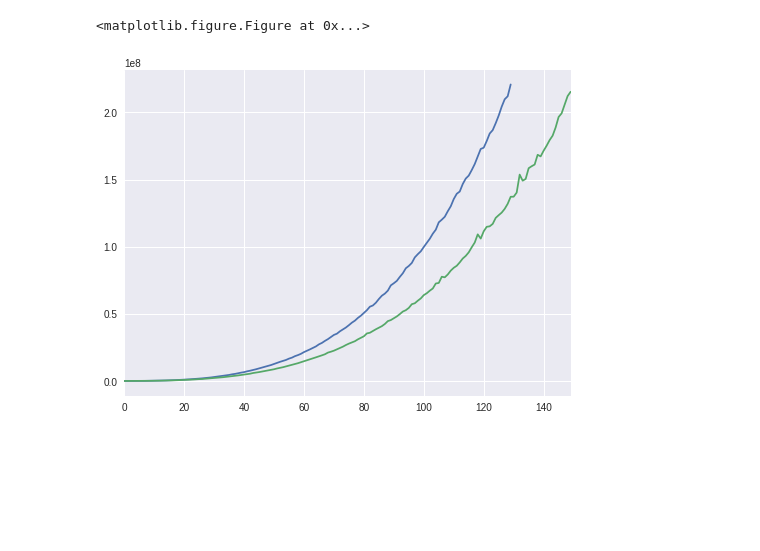
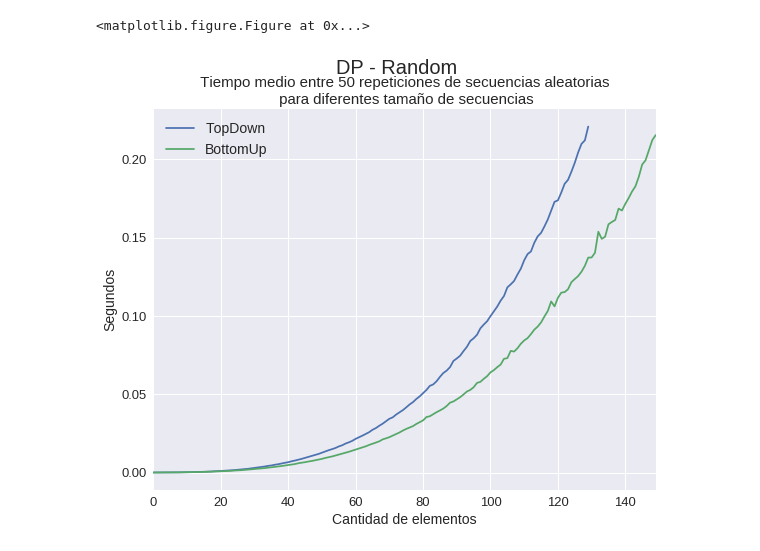
Before and after one commit to JonSeijo/algo3-tp1, a Jupyter notebook: experimentos/Graficador random.ipynb, the cells around one changed output. Saved outputs shown, nothing was run; the diff lists cells and outputs as text; code cells hidden in the pictures; blank space fills up the shorter version.

```diff
--- a/experimentos/Graficador random.ipynb
+++ b/experimentos/Graficador random.ipynb
@@ -73,6 +75,8 @@ plt.show()
 datos_topdown_random = pd.read_csv('../datos/topdown/random.csv')
 datos_topdown_random.drop(datos_topdown_random.columns[50], axis = 1,inplace=True) # Borro columna fea
 datos_topdown_random['mean'] = datos_topdown_random.mean(axis = 1)
+datos_topdown_random['meanSeconds'] = datos_topdown_random['mean'] / 1000000000
+
 datos_topdown_random
 # %% [output]
 |  | R0 | R1 | R2 | R3 | R4 | R5 | R6 | R7 | R8 | R9 | ... | ... |
@@ -97,6 +101,7 @@ datos_topdown_random
 datos_bottomup_random = pd.read_csv('../datos/bottomup/random.csv')
 datos_bottomup_random.drop(datos_bottomup_random.columns[50], axis = 1,inplace=True) # Borro columna fea
 datos_bottomup_random['mean'] = datos_bottomup_random.mean(axis = 1)
+datos_bottomup_random['meanSeconds'] = datos_bottomup_random['mean'] / 1000000000
 datos_bottomup_random
 # %% [output]
 |  | R0 | R1 | R2 | R3 | R4 | R5 | R6 | R7 | R8 | R9 | ... | ... |
@@ -120,18 +125,25 @@ datos_bottomup_random
 # %%
 %matplotlib inline
-tiempos_topdown_random = datos_topdown_random['mean']
-tiempos_bottomup_random = datos_bottomup_random['mean']
+tiempos_topdown_random = datos_topdown_random['meanSeconds']
+tiempos_bottomup_random = datos_bottomup_random['meanSeconds']
 
 # Repes = 50
 # TopDown: n = 130
 # BottomUp: n = 150
+plt.clf()
 
-plt.clf()
-plt.figure(figsize=(8,6))
-tiempos_topdown_random.plot()
-tiempos_bottomup_random.plot()
+fig = plt.figure(figsize=(9,7))
+
+ax_td = tiempos_topdown_random.plot(fontsize = 13)
+ax_bu = tiempos_bottomup_random.plot()
+
+fig.suptitle('DP - Random', fontsize=20) # Add the text/suptitle to figure
+ax_td.set_title('\n Tiempo medio entre 50 repeticiones de secuencias aleatorias \n para diferentes tamaño de secuencias', fontsize = 15)
+ax_td.legend(['TopDown', 'BottomUp'], fontsize = 14)
+ax_td.set_xlabel("Cantidad de elementos", size = 14)
+ax_td.set_ylabel("Segundos", size = 14)
 
 plt.show()
 # %% [output]
 <matplotlib.figure.Figure at 0x...>
-[figure, old version]
+[figure, new version]
```
Also changed, not shown: parts of 5 cells of this notebook, 1 other file.
